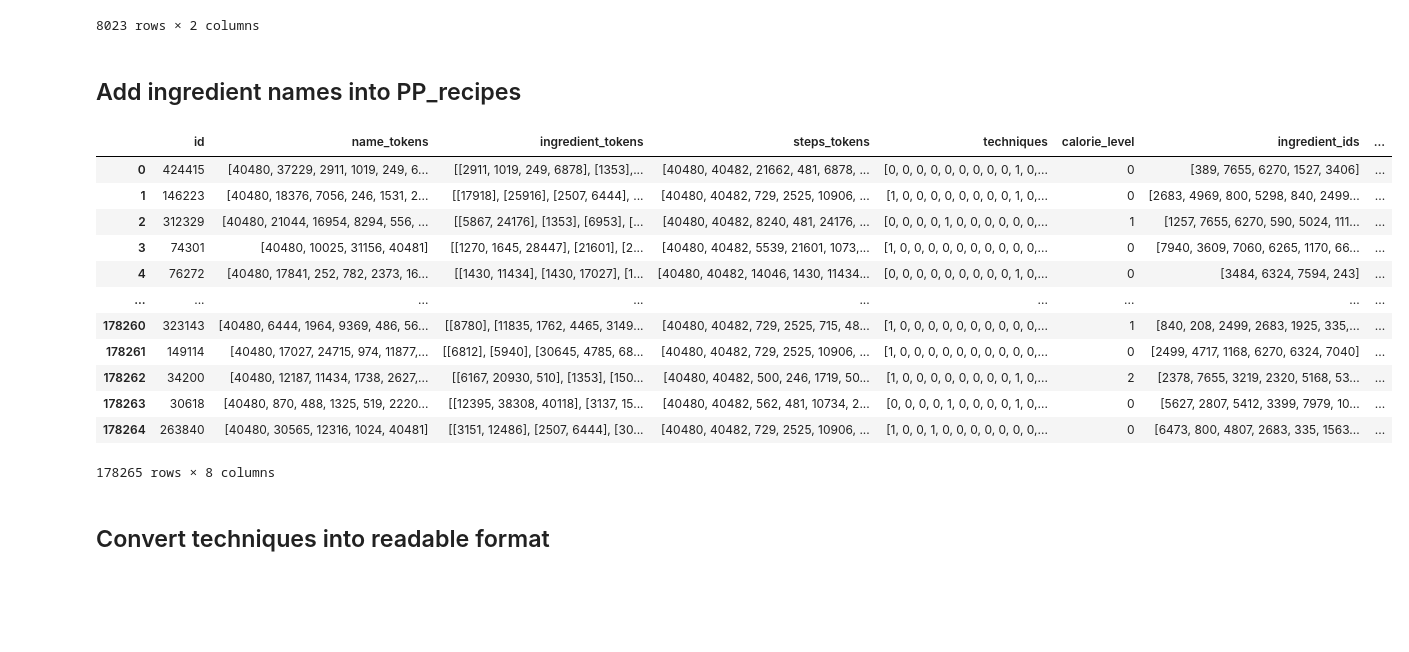
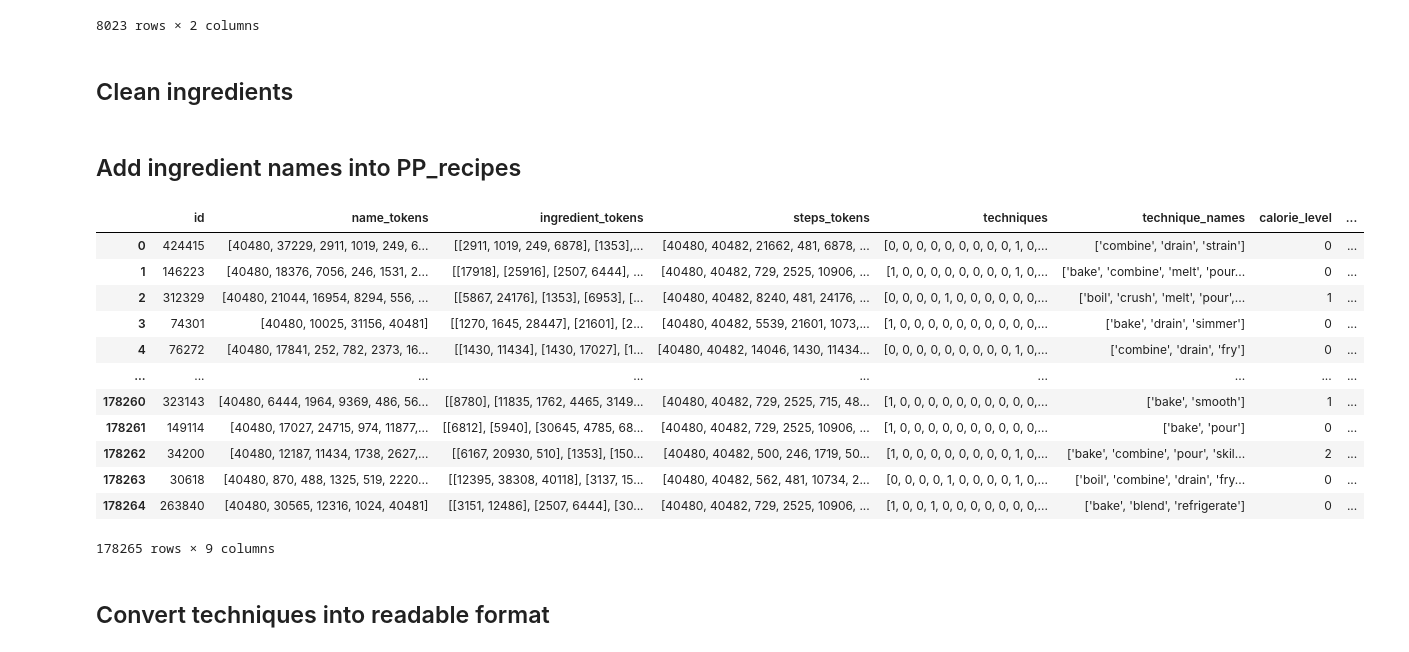
Before and after one commit to AnaqiAmir/FlavorFusion, a Jupyter notebook: src/models/dev/pre_processing.ipynb, the cells around one changed output. Saved outputs shown, nothing was run; the diff lists cells and outputs as text; code cells hidden in the pictures; blank space fills up the shorter version.

```diff
--- a/pre_processing.ipynb
+++ b/src/models/dev/pre_processing.ipynb
@@ -37,3 +39,5 @@ df_ingredient_map
 | 8021 | brinjal | 750 |
 | 8022 | khoya | 4061 |
 8023 rows × 2 columns
+# %% [markdown]
+## Clean ingredients
@@ -45,35 +106,35 @@ df_ingredient_map.to_csv("data/ingredient_map.csv", index=False)
 # %%
 # Load data
 ingredient_map = pd.read_csv('data/ingredient_map.csv')
 recipes = pd.read_csv('data/PP_recipes.csv')
-recipes = recipes.drop(columns=['i'])
+# recipes = recipes.drop(columns=['i'])
 
 # Create a dictionary for mapping IDs to ingredient names
 id_to_name = dict(zip(ingredient_map['ingredient_ids'], ingredient_map['ingredient_names']))
 
 # Function to replace ingredient IDs with names
 def replace_ids_with_names(id_list):
     return [id_to_name.get(ingredient_id, f"Unknown({ingredient_id})") for ingredient_id in eval(id_list)]
 
 # Apply the function to the ingredient_ids column
 recipes['ingredient_names'] = recipes['ingredient_ids'].apply(replace_ids_with_names)
 
 # Display updated recipe data
 recipes
 # %% [output]
-|  | id | name_tokens | ingredient_tokens | steps_tokens | techniques | calorie_level | ingredient_ids | ... |
-| 0 | 424415 | [40480, 37229, 2911, 1019, 249, 6... | [[2911, 1019, 249, 6878], [1353],... | [40480, 40482, 21662, 481, 6878, ... | [0, 0, 0, 0, 0, 0, 0, 0, 0, 1, 0,... | 0 | [389, 7655, 6270, 1527, 3406] | ... |
-| 1 | 146223 | [40480, 18376, 7056, 246, 1531, 2... | [[17918], [25916], [2507, 6444], ... | [40480, 40482, 729, 2525, 10906, ... | [1, 0, 0, 0, 0, 0, 0, 0, 0, 1, 0,... | 0 | [2683, 4969, 800, 5298, 840, 2499... | ... |
-| 2 | 312329 | [40480, 21044, 16954, 8294, 556, ... | [[5867, 24176], [1353], [6953], [... | [40480, 40482, 8240, 481, 24176, ... | [0, 0, 0, 0, 1, 0, 0, 0, 0, 0, 0,... | 1 | [1257, 7655, 6270, 590, 5024, 111... | ... |
-| 3 | 74301 | [40480, 10025, 31156, 40481] | [[1270, 1645, 28447], [21601], [2... | [40480, 40482, 5539, 21601, 1073,... | [1, 0, 0, 0, 0, 0, 0, 0, 0, 0, 0,... | 0 | [7940, 3609, 7060, 6265, 1170, 66... | ... |
-| 4 | 76272 | [40480, 17841, 252, 782, 2373, 16... | [[1430, 11434], [1430, 17027], [1... | [40480, 40482, 14046, 1430, 11434... | [0, 0, 0, 0, 0, 0, 0, 0, 0, 1, 0,... | 0 | [3484, 6324, 7594, 243] | ... |
+|  | id | name_tokens | ingredient_tokens | steps_tokens | techniques | technique_names | calorie_level | ... |
+| 0 | 424415 | [40480, 37229, 2911, 1019, 249, 6... | [[2911, 1019, 249, 6878], [1353],... | [40480, 40482, 21662, 481, 6878, ... | [0, 0, 0, 0, 0, 0, 0, 0, 0, 1, 0,... | ['combine', 'drain', 'strain'] | 0 | ... |
+| 1 | 146223 | [40480, 18376, 7056, 246, 1531, 2... | [[17918], [25916], [2507, 6444], ... | [40480, 40482, 729, 2525, 10906, ... | [1, 0, 0, 0, 0, 0, 0, 0, 0, 1, 0,... | ['bake', 'combine', 'melt', 'pour... | 0 | ... |
+| 2 | 312329 | [40480, 21044, 16954, 8294, 556, ... | [[5867, 24176], [1353], [6953], [... | [40480, 40482, 8240, 481, 24176, ... | [0, 0, 0, 0, 1, 0, 0, 0, 0, 0, 0,... | ['boil', 'crush', 'melt', 'pour',... | 1 | ... |
+| 3 | 74301 | [40480, 10025, 31156, 40481] | [[1270, 1645, 28447], [21601], [2... | [40480, 40482, 5539, 21601, 1073,... | [1, 0, 0, 0, 0, 0, 0, 0, 0, 0, 0,... | ['bake', 'drain', 'simmer'] | 0 | ... |
+| 4 | 76272 | [40480, 17841, 252, 782, 2373, 16... | [[1430, 11434], [1430, 17027], [1... | [40480, 40482, 14046, 1430, 11434... | [0, 0, 0, 0, 0, 0, 0, 0, 0, 1, 0,... | ['combine', 'drain', 'fry'] | 0 | ... |
 | ... | ... | ... | ... | ... | ... | ... | ... | ... |
-| 178260 | 323143 | [40480, 6444, 1964, 9369, 486, 56... | [[8780], [11835, 1762, 4465, 3149... | [40480, 40482, 729, 2525, 715, 48... | [1, 0, 0, 0, 0, 0, 0, 0, 0, 0, 0,... | 1 | [840, 208, 2499, 2683, 1925, 335,... | ... |
-| 178261 | 149114 | [40480, 17027, 24715, 974, 11877,... | [[6812], [5940], [30645, 4785, 68... | [40480, 40482, 729, 2525, 10906, ... | [1, 0, 0, 0, 0, 0, 0, 0, 0, 0, 0,... | 0 | [2499, 4717, 1168, 6270, 6324, 7040] | ... |
-| 178262 | 34200 | [40480, 12187, 11434, 1738, 2627,... | [[6167, 20930, 510], [1353], [150... | [40480, 40482, 500, 246, 1719, 50... | [1, 0, 0, 0, 0, 0, 0, 0, 0, 1, 0,... | 2 | [2378, 7655, 3219, 2320, 5168, 53... | ... |
-| 178263 | 30618 | [40480, 870, 488, 1325, 519, 2220... | [[12395, 38308, 40118], [3137, 15... | [40480, 40482, 562, 481, 10734, 2... | [0, 0, 0, 0, 1, 0, 0, 0, 0, 1, 0,... | 0 | [5627, 2807, 5412, 3399, 7979, 10... | ... |
-| 178264 | 263840 | [40480, 30565, 12316, 1024, 40481] | [[3151, 12486], [2507, 6444], [30... | [40480, 40482, 729, 2525, 10906, ... | [1, 0, 0, 1, 0, 0, 0, 0, 0, 0, 0,... | 0 | [6473, 800, 4807, 2683, 335, 1563... | ... |
+| 178260 | 323143 | [40480, 6444, 1964, 9369, 486, 56... | [[8780], [11835, 1762, 4465, 3149... | [40480, 40482, 729, 2525, 715, 48... | [1, 0, 0, 0, 0, 0, 0, 0, 0, 0, 0,... | ['bake', 'smooth'] | 1 | ... |
+| 178261 | 149114 | [40480, 17027, 24715, 974, 11877,... | [[6812], [5940], [30645, 4785, 68... | [40480, 40482, 729, 2525, 10906, ... | [1, 0, 0, 0, 0, 0, 0, 0, 0, 0, 0,... | ['bake', 'pour'] | 0 | ... |
+| 178262 | 34200 | [40480, 12187, 11434, 1738, 2627,... | [[6167, 20930, 510], [1353], [150... | [40480, 40482, 500, 246, 1719, 50... | [1, 0, 0, 0, 0, 0, 0, 0, 0, 1, 0,... | ['bake', 'combine', 'pour', 'skil... | 2 | ... |
+| 178263 | 30618 | [40480, 870, 488, 1325, 519, 2220... | [[12395, 38308, 40118], [3137, 15... | [40480, 40482, 562, 481, 10734, 2... | [0, 0, 0, 0, 1, 0, 0, 0, 0, 1, 0,... | ['boil', 'combine', 'drain', 'fry... | 0 | ... |
+| 178264 | 263840 | [40480, 30565, 12316, 1024, 40481] | [[3151, 12486], [2507, 6444], [30... | [40480, 40482, 729, 2525, 10906, ... | [1, 0, 0, 1, 0, 0, 0, 0, 0, 0, 0,... | ['bake', 'blend', 'refrigerate'] | 0 | ... |
-178265 rows × 8 columns
+178265 rows × 9 columns
 # %% [markdown]
 ## Convert techniques into readable format
 # %%
```
Also changed, not shown: parts of 10 cells of this notebook, 8 other files.
